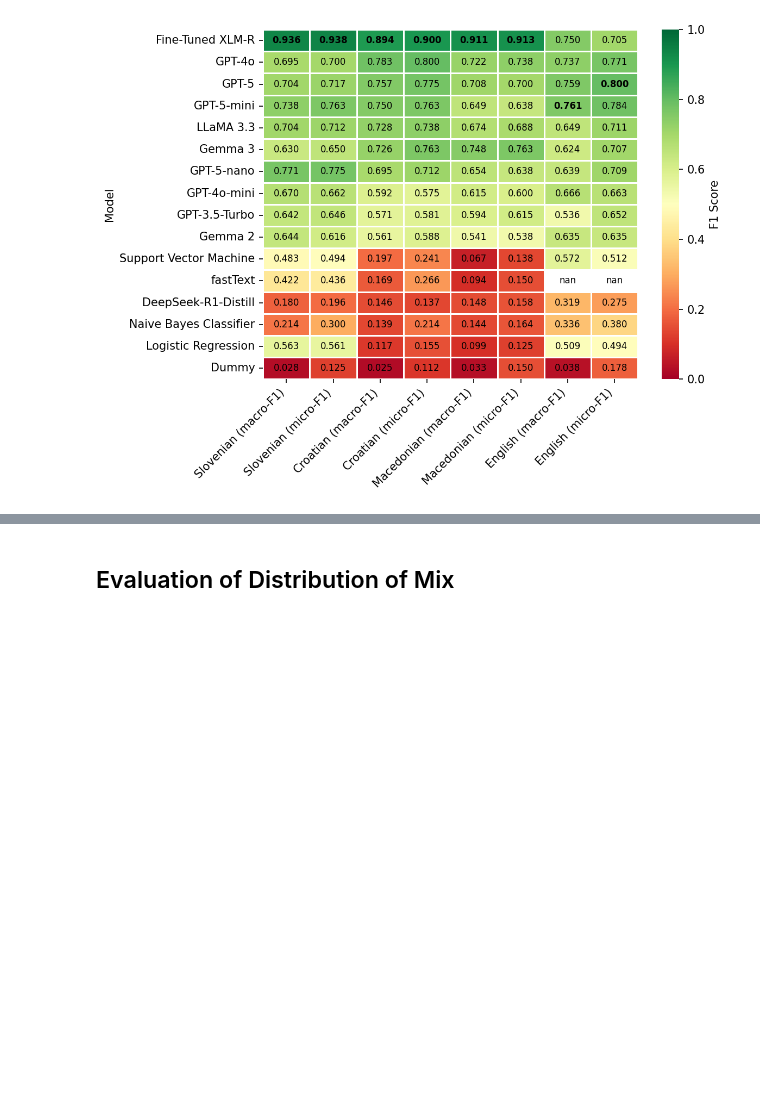
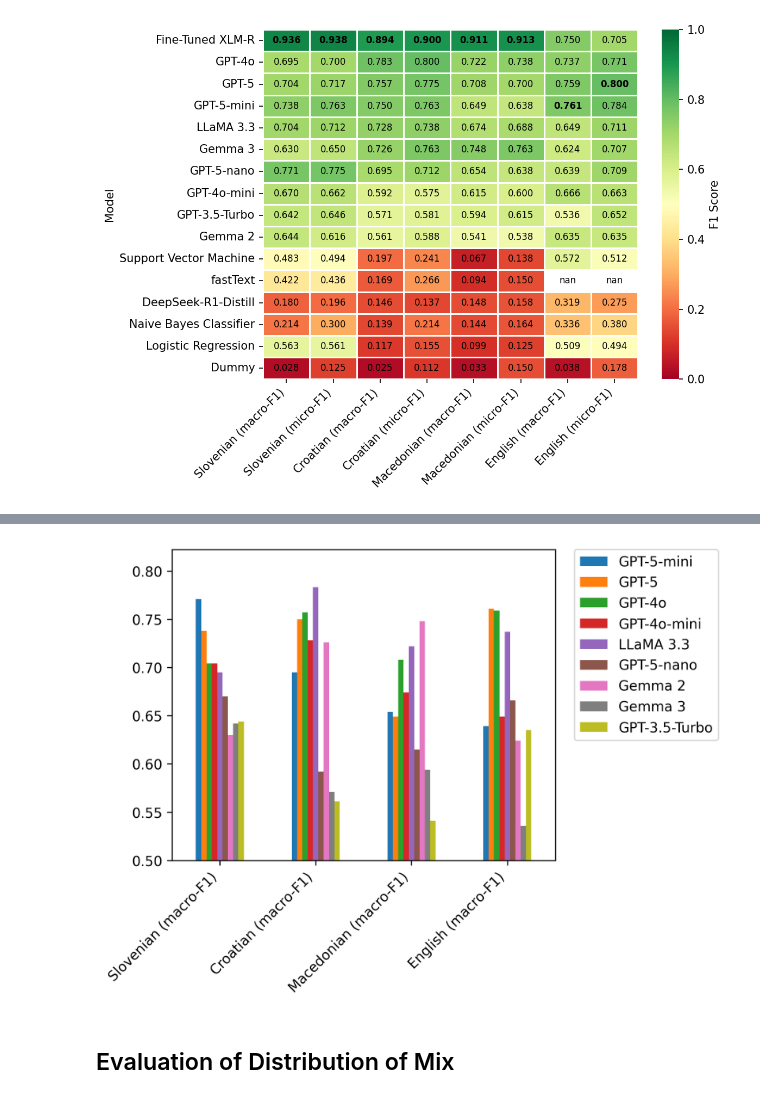
Before and after one commit to TajaKuzman/Benchmarking-Text-Classification-on-South-Slavic, a Jupyter notebook: Genre-Automatic-Identification-Benchmark/evaluation-for-the-paper/evaluation_for_the_paper.ipynb, the cells around one changed output, grey strips where cells are left out. Cells and saved outputs as stored; diff of their text form; code cells hidden in the pictures; blank space fills up the shorter version.

```diff
--- a/Genre-Automatic-Identification-Benchmark/evaluation-for-the-paper/evaluation_for_the_paper.ipynb
+++ b/Genre-Automatic-Identification-Benchmark/evaluation-for-the-paper/evaluation_for_the_paper.ipynb
@@ -549,0 +561,5 @@ plt
+# %%
+results_gpt = results_df[results_df["Model"].isin([ 'GPT-5-mini', 'GPT-5', 'GPT-4o', 'GPT-4o-mini', 'LLaMA 3.3', 'GPT-5-nano', 'Gemma 2', 'Gemma 3', 'GPT-3.5-Turbo'])]
+
+results_transposed = results_gpt.sort_values(by="Slovenian (micro-F1)", ascending=False).set_index(results_gpt["Model"]).drop(columns=["Model", 'Slovenian (micro-F1)', 'Croatian (micro-F1)', 'Macedonian (micro-F1)', 'English (micro-F1)']).transpose()
+results_transposed
@@ -550,3 +572,24 @@ plt
+# %%
+import matplotlib.pyplot as plt
+
+plt.rcParams["figure.dpi"] = 300
+
+ax = results_transposed.plot(kind="bar")
+
+# Move legend outside
+ax.legend(
+    bbox_to_anchor=(1.05, 1),  # Position legend to the right
+    loc='upper left',          # Anchor point
+    borderaxespad=0
+)
+
+ax.set_ylim(0.5, None)
+ax.set_xticklabels(ax.get_xticklabels(), rotation=45, ha='right')
+
+plt.tight_layout()  # Adjust layout so nothing is cut off
+plt.show()
+# %% [output]
+[figure, added]
 # %% [markdown]
 ## Evaluation of Distribution of Mix
 # %%
```
Also changed, not shown: parts of 3 cells of this notebook, 2 other files.
